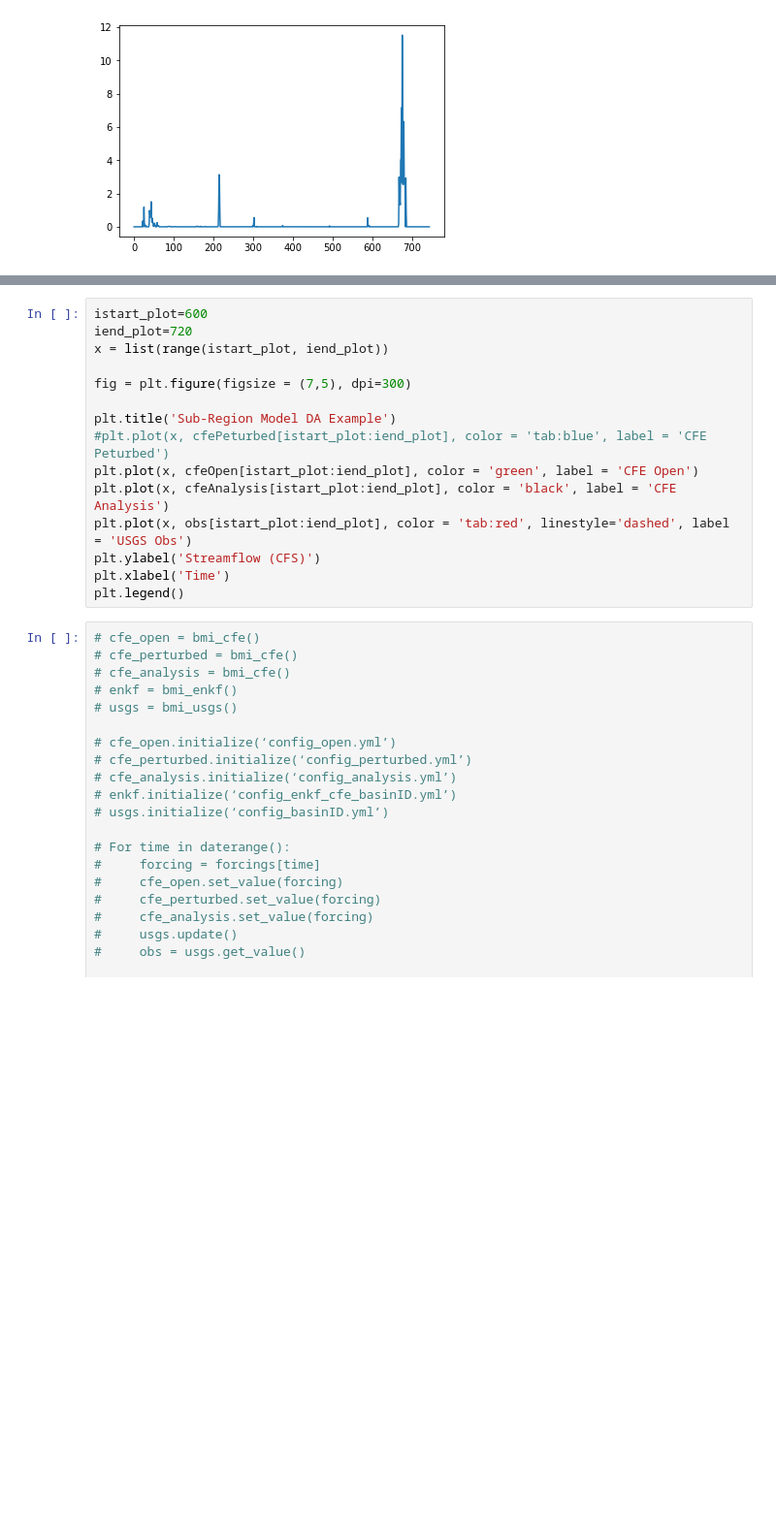
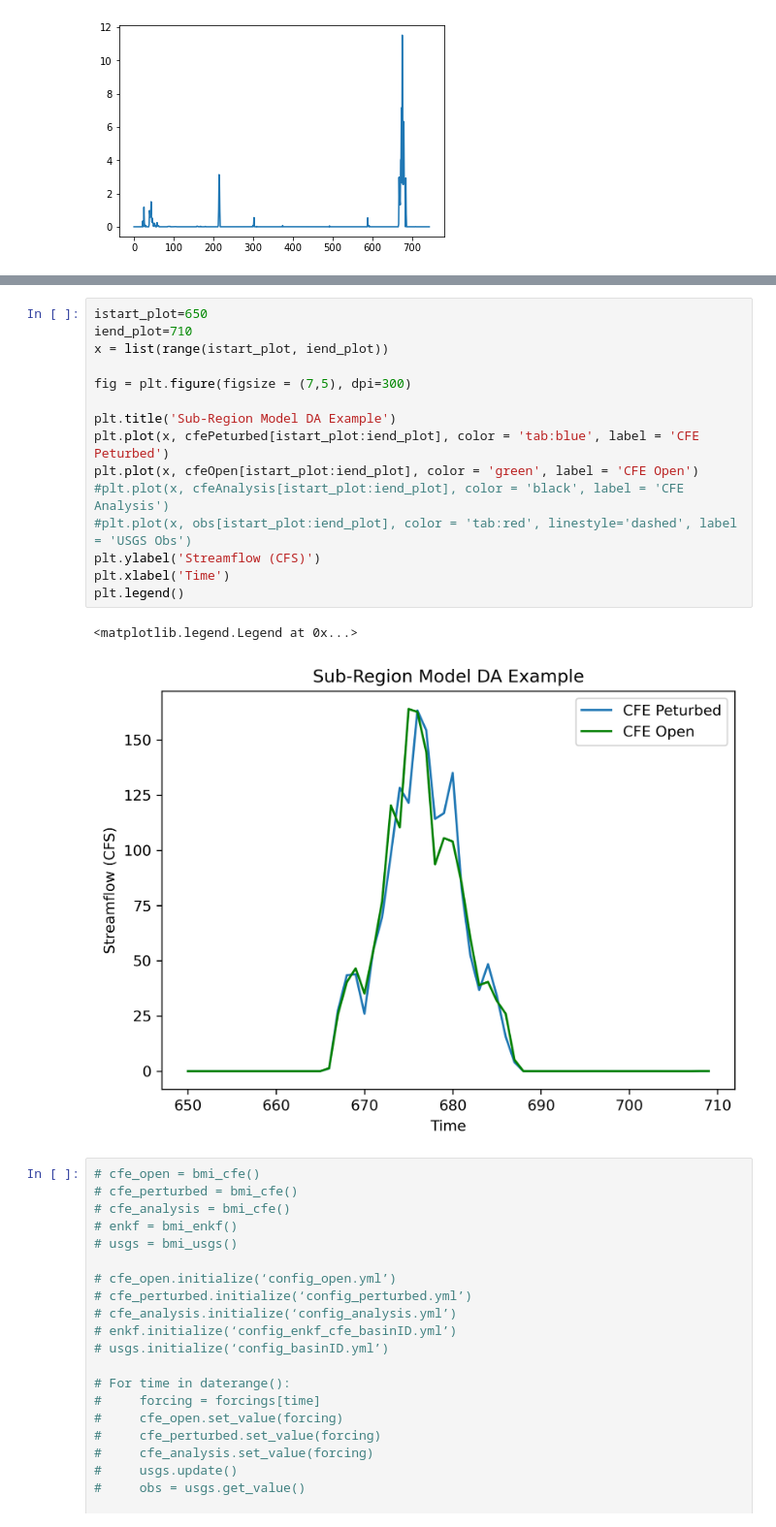
Before and after one commit to zbutler33/NextGen---The-Simulators-, a Jupyter notebook: Toy_Model/Toymodel_V2.ipynb, the cells around one changed output, grey strips where cells are left out. Shown at 97% size. Cells and saved outputs as stored; diff of their text form; blank space fills up the shorter version.

```diff
--- a/Toy_Model/Toymodel_V2.ipynb
+++ b/Toy_Model/Toymodel_V2.ipynb
@@ -192,18 +175,21 @@ KeyError: 'soil_storage_avail_m'
 # %%
-istart_plot=600
-iend_plot=720
+istart_plot=650
+iend_plot=710
 x = list(range(istart_plot, iend_plot))
 
 fig = plt.figure(figsize = (7,5), dpi=300)
 
 plt.title('Sub-Region Model DA Example')
-#plt.plot(x, cfePeturbed[istart_plot:iend_plot], color = 'tab:blue', label = 'CFE Peturbed')
+plt.plot(x, cfePeturbed[istart_plot:iend_plot], color = 'tab:blue', label = 'CFE Peturbed')
 plt.plot(x, cfeOpen[istart_plot:iend_plot], color = 'green', label = 'CFE Open')
-plt.plot(x, cfeAnalysis[istart_plot:iend_plot], color = 'black', label = 'CFE Analysis')
-plt.plot(x, obs[istart_plot:iend_plot], color = 'tab:red', linestyle='dashed', label = 'USGS Obs')
+#plt.plot(x, cfeAnalysis[istart_plot:iend_plot], color = 'black', label = 'CFE Analysis')
+#plt.plot(x, obs[istart_plot:iend_plot], color = 'tab:red', linestyle='dashed', label = 'USGS Obs')
 plt.ylabel('Streamflow (CFS)')
 plt.xlabel('Time')
 plt.legend()
+# %% [output]
+<matplotlib.legend.Legend at 0x...>
+[figure, added]
 # %%
 # cfe_open = bmi_cfe()
 # cfe_perturbed = bmi_cfe()
```
Also changed, not shown: parts of 1 cell of this notebook, 1 other file.
